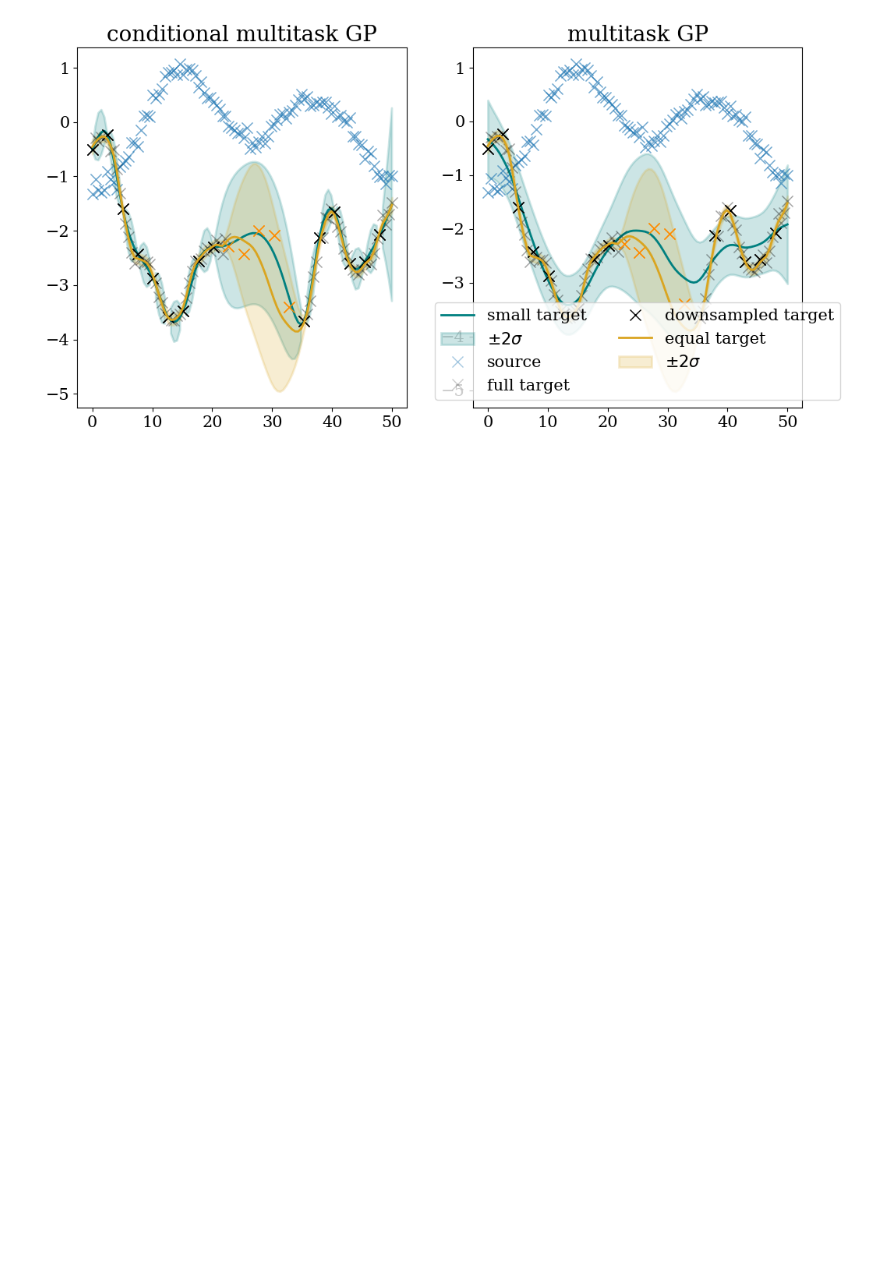
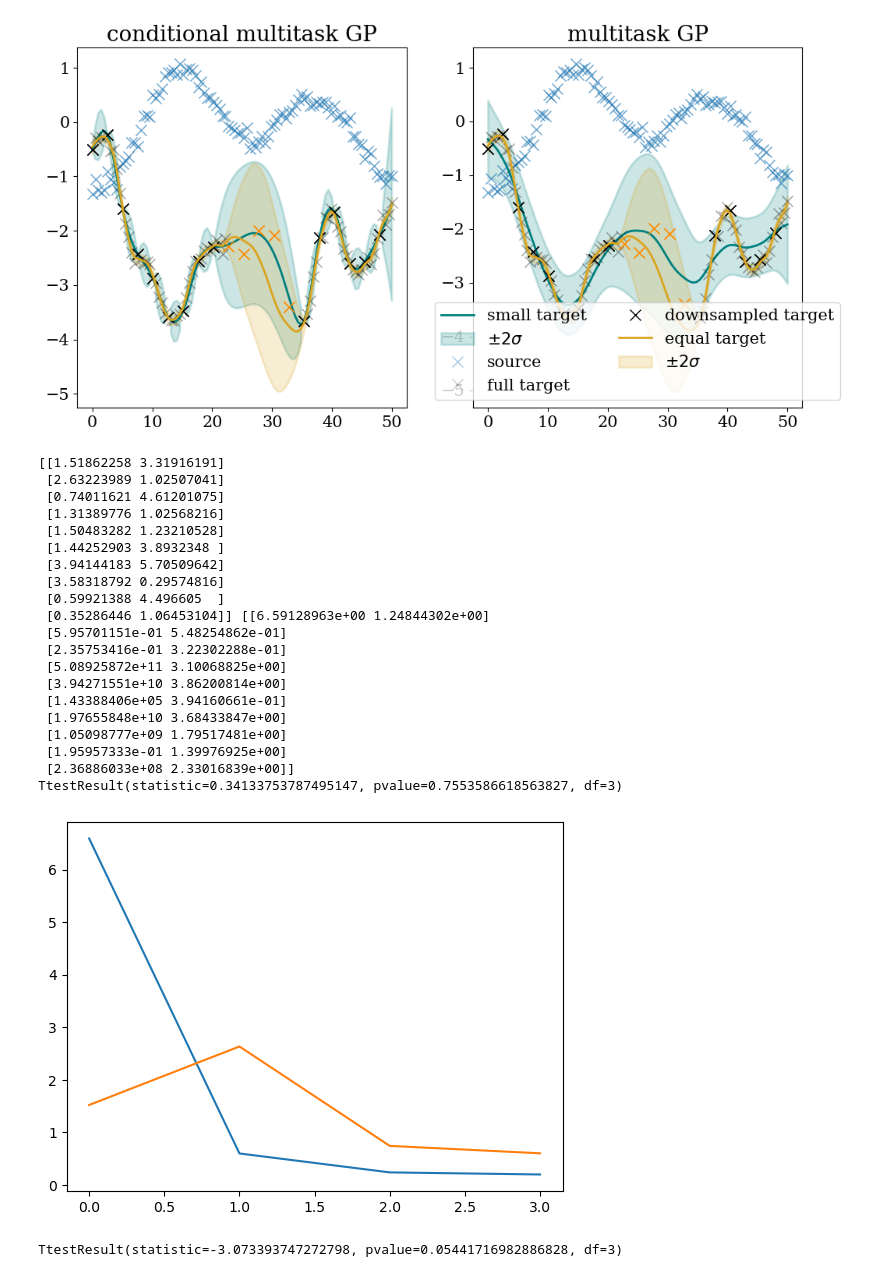
Before and after one commit to JVerbeek/at-gpflow, a Jupyter notebook: experiments/toy-example/misspecification.ipynb, the cells around one changed output. Saved outputs shown, nothing was run; the diff lists cells and outputs as text; code cells hidden in the pictures; blank space fills up the shorter version.

```diff
--- a/experiments/toy-example/misspecification.ipynb
+++ b/experiments/toy-example/misspecification.ipynb
@@ -352,3 +316,44 @@ for m, ax, pcolor, name, (Xtest, ytest) in zip([model1, model2, model3, model4],
 <atmodel.ConditionalMOGP object at 0x...> 0.36999361792963675
 <gpflow.models.vgp.VGP object at 0x...> 0.44588067954454125
 [figure]
+# %%
+import numpy as np
+import matplotlib.pyplot as plt
+from scipy.stats import ttest_rel
+data = np.load("/home/janneke/src/at-gpflow/toy-example-interpolation.npz")
+
+svgp = data["svgp"]
+scmogp = data["scmogp"]
+
+print(svgp, scmogp)
+
+plt.plot(scmogp[:,0][scmogp[:,0] <10])
+plt.plot(svgp[:,0][scmogp[:,0] <10])
+print(ttest_rel(scmogp[:,0][scmogp[:,0] <10], svgp[:,0][scmogp[:,0] <10]))
+plt.show()
+plt.plot(scmogp[:,1][scmogp[:,0] <10])
+plt.plot(svgp[:,1][scmogp[:,0] <10])
+print(ttest_rel(scmogp[:,1][scmogp[:,0] <10], svgp[:,1][scmogp[:,0] <10]))
+# %% [output]
+[[1.51862258 3.31916191]
+ [2.63223989 1.02507041]
+ [0.74011621 4.61201075]
+ [1.31389776 1.02568216]
+ [1.50483282 1.23210528]
+ [1.44252903 3.8932348 ]
+ [3.94144183 5.70509642]
+ [3.58318792 0.29574816]
+ [0.59921388 4.496605  ]
+ [0.35286446 1.06453104]] [[6.59128963e+00 1.24844302e+00]
+ [5.95701151e-01 5.48254862e-01]
+ [2.35753416e-01 3.22302288e-01]
+ [5.08925872e+11 3.10068825e+00]
+ [3.94271551e+10 3.86200814e+00]
+ [1.43388406e+05 3.94160661e-01]
+ [1.97655848e+10 3.68433847e+00]
+ [1.05098777e+09 1.79517481e+00]
+ [1.95957333e-01 1.39976925e+00]
+ [2.36886033e+08 2.33016839e+00]]
+TtestResult(statistic=0.34133753787495147, pvalue=0.7553586618563827, df=3)
+[figure, added]
+TtestResult(statistic=-3.073393747272798, pvalue=0.05441716982886828, df=3)
```
Also changed, not shown: parts of 7 cells of this notebook, 6 other files.
